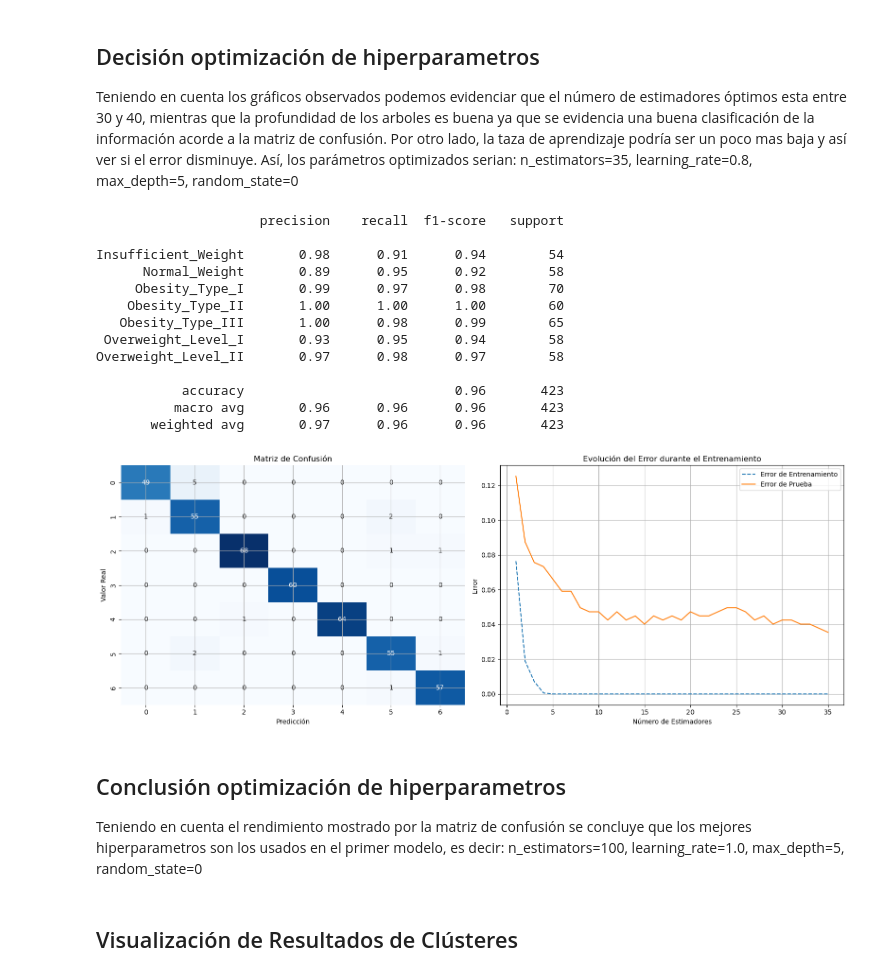
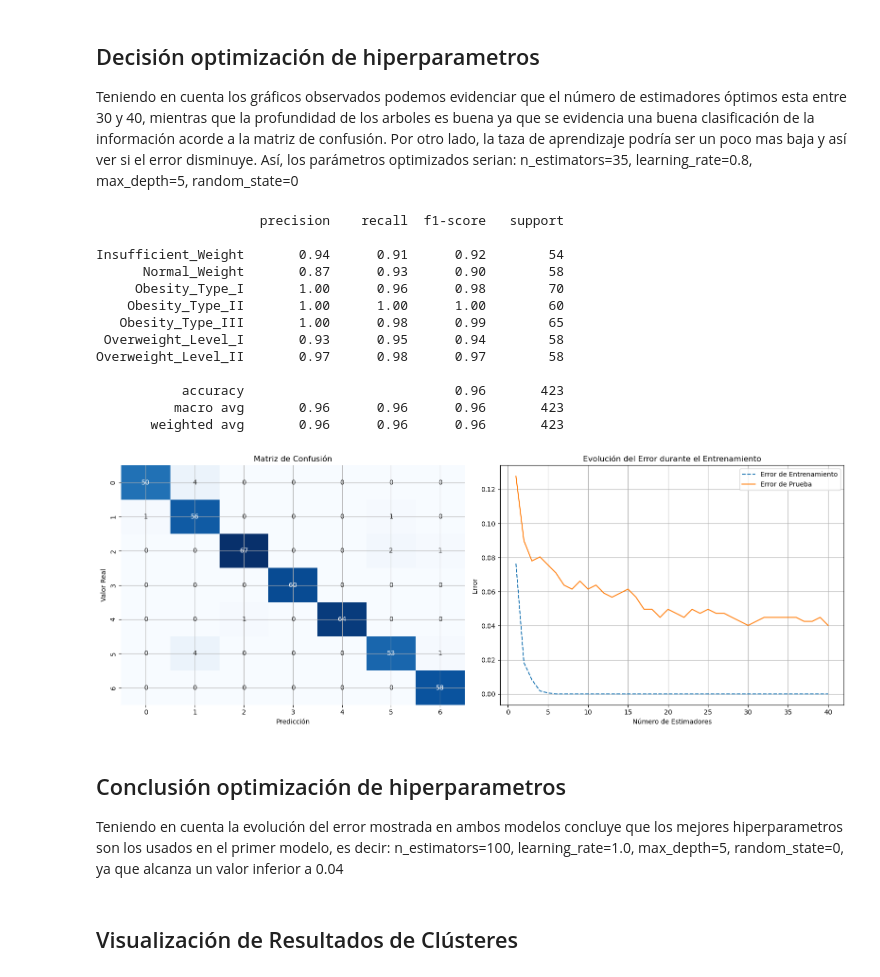
Before and after one commit to Mara-Calderon/Proyecto_final_ML1, a Jupyter notebook: Notebooks/3.Mod_Supervisado.ipynb, the cells around one changed output. Drawn from its saved outputs; the diff is of its cells as text; code cells hidden in the pictures.

```diff
--- a/Notebooks/3.Mod_Supervisado.ipynb
+++ b/Notebooks/3.Mod_Supervisado.ipynb
@@ -242,7 +242,7 @@ numerical_transformer = Pipeline(steps=[
 ])
 
 categorical_transformer = Pipeline(steps=[
-    ('onehot', OneHotEncoder(handle_unknown='ignore',sparse_output=False))
+    ('onehot', OrdinalEncoder())
 ])
 
 # Usamos ColumnTransformer para combinar ambas transformaciones
@@ -502,45 +502,45 @@ Teniendo en cuenta los gráficos observados podemos evidenciar que el número de
 Así, los parámetros optimizados serian: n_estimators=35, learning_rate=0.8, max_depth=5, random_state=0
 # %%
 # Creamos un nuevo pipeline que incluye el preprocesamiento y el modelo
-model_pipeline_GB_O = Pipeline(steps=[('preprocessor', preprocessor),
-                                 ('classifier', GradientBoostingClassifier(n_estimators=35, learning_rate=0.8, max_depth=5, random_state=0))])
+model_pipeline_GB_O = Pipeline(steps=[('preprocessor', preprocessor1),
+                                 ('classifier', GradientBoostingClassifier(n_estimators=40, learning_rate=0.8, max_depth=5, random_state=0))])
 
 # Entrenamos el pipeline completo en los datos de entrenamiento
-model_pipeline_GB_O.fit(x_train, y_train)
+model_pipeline_GB_O.fit(x1_train, y1_train)
 
 # Hacemos predicciones en el conjunto de prueba
-y_pred = model_pipeline_GB_O.predict(x_test)
+y1_pred = model_pipeline_GB_O.predict(x1_test)
 
 # Evaluamos el rendimiento del modelo
-print(classification_report(y_test, y_pred, zero_division='warn'))
+print(classification_report(y1_test, y1_pred, zero_division='warn'))
 
 # Preprocesamiento de los datos de entrada
-X_train_processed = model_pipeline_GB_O.named_steps['preprocessor'].transform(x_train)
-X_test_processed = model_pipeline_GB_O.named_steps['preprocessor'].transform(x_test)
+X_train_processed = model_pipeline_GB_O.named_steps['preprocessor'].transform(x1_train)
+X_test_processed = model_pipeline_GB_O.named_steps['preprocessor'].transform(x1_test)
 
 # Extraer el modelo GradientBoostingClassifier desde el Pipeline
 gb_model = model_pipeline_GB_O.named_steps['classifier']
 
 # Llamar a la función con los datos preprocesados
 grafico_evolucion_entrenamiento(y_test, y_pred, gb_model, X_train_processed, y_train, X_test_processed, y_test)
 # %% [output]
                      precision    recall  f1-score   support
 
-Insufficient_Weight       0.98      0.91      0.94        54
-      Normal_Weight       0.89      0.95      0.92        58
-     Obesity_Type_I       0.99      0.97      0.98        70
+Insufficient_Weight       0.94      0.91      0.92        54
+      Normal_Weight       0.87      0.93      0.90        58
+     Obesity_Type_I       1.00      0.96      0.98        70
     Obesity_Type_II       1.00      1.00      1.00        60
    Obesity_Type_III       1.00      0.98      0.99        65
  Overweight_Level_I       0.93      0.95      0.94        58
 Overweight_Level_II       0.97      0.98      0.97        58
 
            accuracy                           0.96       423
           macro avg       0.96      0.96      0.96       423
-       weighted avg       0.97      0.96      0.96       423
+       weighted avg       0.96      0.96      0.96       423
-[figure, old version]
+[figure, new version]
 # %% [markdown]
 ## Conclusión optimización de hiperparametros
-Teniendo en cuenta el rendimiento mostrado por la matriz de confusión se concluye que los mejores hiperparametros son los usados en el primer modelo, es decir: n_estimators=100, learning_rate=1.0, max_depth=5, random_state=0
+Teniendo en cuenta la evolución del error mostrada en ambos modelos concluye que los mejores hiperparametros son los usados en el primer modelo, es decir: n_estimators=100, learning_rate=1.0, max_depth=5, random_state=0, ya que alcanza un valor inferior a 0.04
 # %% [markdown]
 ## Visualización de Resultados de Clústeres
 # %%
```
Also changed, not shown: parts of 10 cells of this notebook.
